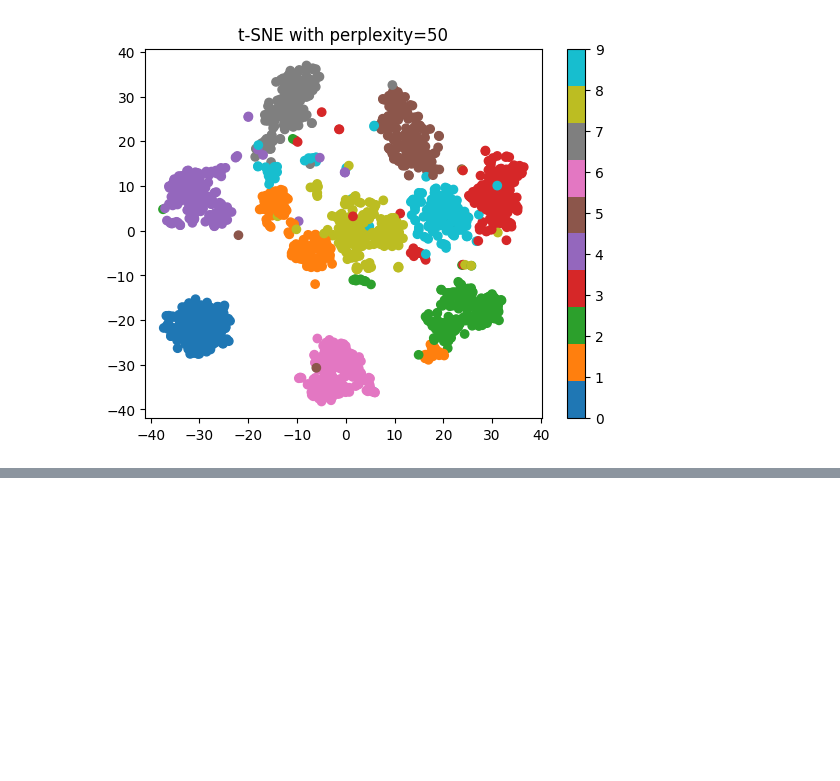
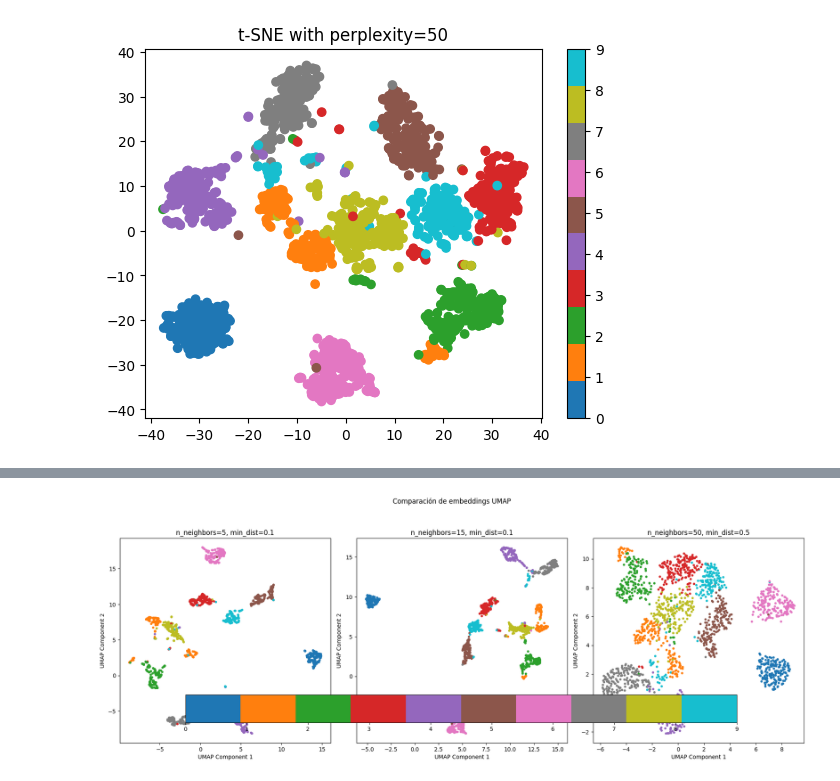
Before and after one commit to mig7avilg-dot/DATA_SCIENCE, a Jupyter notebook: HANDS_ON_GRUPO4.ipynb, the cells around one changed output, grey strips where cells are left out. Cells and saved outputs as stored; diff of their text form; code cells hidden in the pictures; blank space fills up the shorter version.

```diff
--- a/HANDS_ON_GRUPO4.ipynb
+++ b/HANDS_ON_GRUPO4.ipynb
@@ -178,0 +187,29 @@ for perplextity in perplexities:
+# %%
+import umap
+
+# define the combinations of paremeters to prove
+params = [(5, 0.1), (15, 0.1), (50, 0.5)]
+
+#Set up the plot area for the charts
+fig, axes = plt.subplots(1, 3, figsize=(18, 6))
+
+for i, (n_neighbors, min_dist) in enumerate(params):
+    # Create the UMAP instance with the specified parameters
+    mapper = umap.UMAP(n_neighbors=n_neighbors, min_dist=min_dist, random_state=42)
+
+    embedding = mapper.fit_transform(X_std)
+
+    # Create the scatter chart
+    ax = axes[i]
+    ax.scatter(embedding[:, 0], embedding[:, 1], c=digits.target, cmap='tab10', s=10)
+    ax.set_title(f'n_neighbors={n_neighbors}, min_dist={min_dist}')
+    ax.set_xlabel('UMAP Component 1')
+    ax.set_ylabel('UMAP Component 2')
+
+# Añadir una barra de colores y ajustar el diseño
+fig.colorbar(ax.collections[0], ax=axes, orientation='horizontal', pad=0.1)
+plt.suptitle('Comparación de embeddings UMAP', y=1.05)
+plt.tight_layout()
+plt.show()
+# %% [output]
+[figure, added]
```
Also changed, not shown: parts of 1 cell of this notebook.
